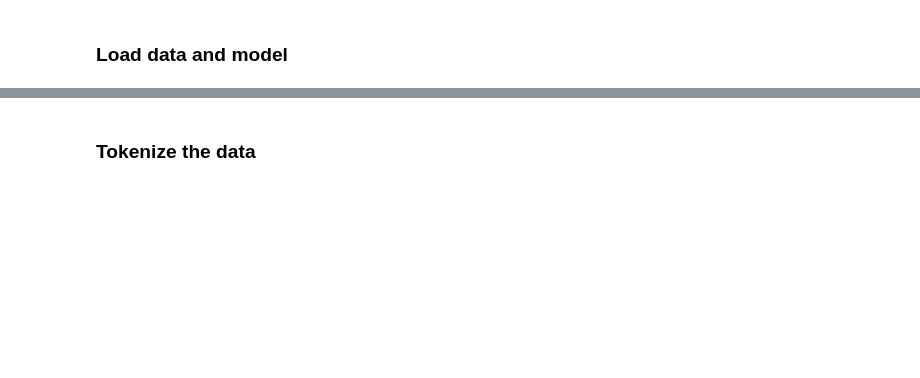
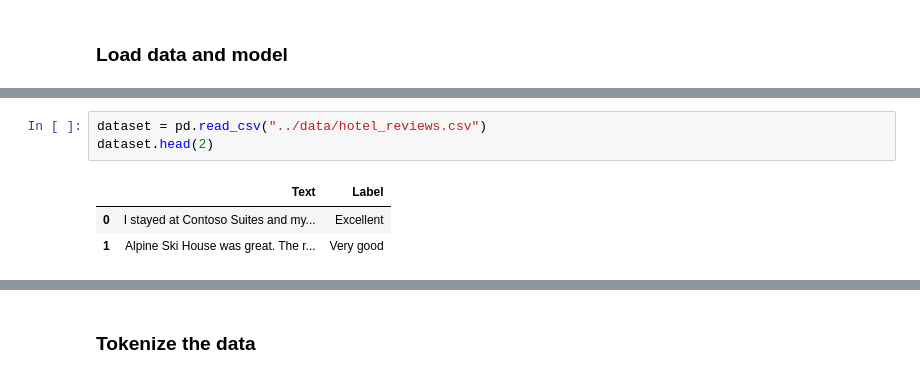
Before and after one commit to avoytkiv/azml_finetune_llm, a Jupyter notebook: notebooks/transfer_learning.ipynb, the cells around one changed output, grey strips where cells are left out. Drawn from its saved outputs; the diff is of its cells as text; blank space fills up the shorter version.

```diff
--- a/notebooks/transfer_learning.ipynb
+++ b/notebooks/transfer_learning.ipynb
@@ -20,0 +12,7 @@ Sample[3]: {'text1': 'What can one do after MBBS?', 'text2': 'What do i do after
+# %%
+dataset = pd.read_csv("../data/hotel_reviews.csv")
+dataset.head(2)
+# %% [output]
+|  | Text | Label |
+| 0 | I stayed at Contoso Suites and my... | Excellent |
+| 1 | Alpine Ski House was great. The r... | Very good |
```
Also changed, not shown: parts of 12 cells of this notebook.
